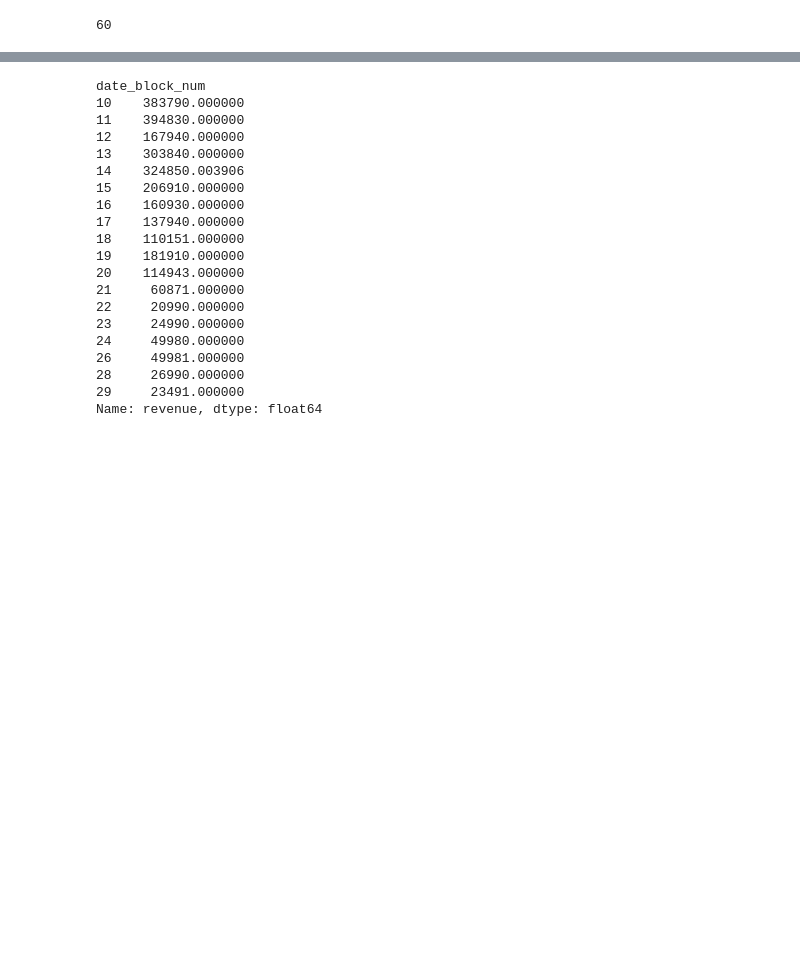
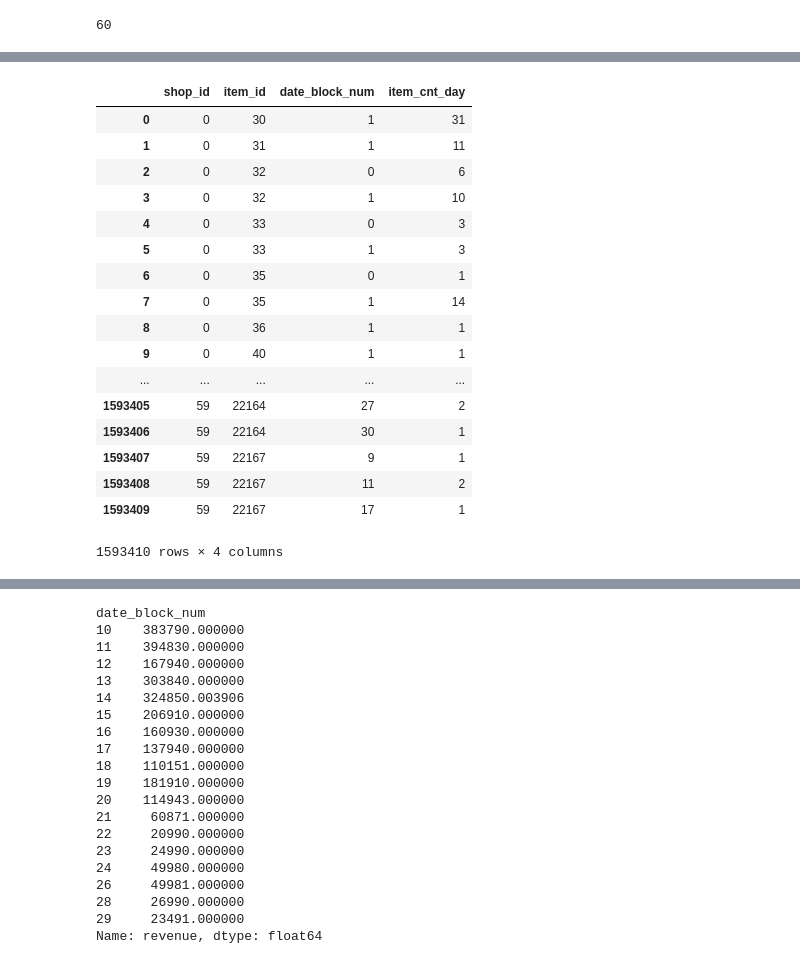
Before and after one commit to choigww/projects, a Jupyter notebook: predict-future-sales/2-explanatory-data-analysis-and-feature-engineering.ipynb, the cells around one changed output, grey strips where cells are left out. Saved outputs shown, nothing was run; the diff lists cells and outputs as text; code cells hidden in the pictures; blank space fills up the shorter version.

```diff
--- a/predict-future-sales/2-explanatory-data-analysis-and-feature-engineering.ipynb
+++ b/predict-future-sales/2-explanatory-data-analysis-and-feature-engineering.ipynb
@@ -220,0 +277,21 @@ def get_monthly_rev(shopid, itemid):
+# %%
+train.groupby(['shop_id', 'item_id', 'date_block_num'])['item_cnt_day'].sum().reset_index()
+# %% [output]
+|  | shop_id | item_id | date_block_num | item_cnt_day |
+| 0 | 0 | 30 | 1 | 31 |
+| 1 | 0 | 31 | 1 | 11 |
+| 2 | 0 | 32 | 0 | 6 |
+| 3 | 0 | 32 | 1 | 10 |
+| 4 | 0 | 33 | 0 | 3 |
+| 5 | 0 | 33 | 1 | 3 |
+| 6 | 0 | 35 | 0 | 1 |
+| 7 | 0 | 35 | 1 | 14 |
+| 8 | 0 | 36 | 1 | 1 |
+| 9 | 0 | 40 | 1 | 1 |
+| ... | ... | ... | ... | ... |
+| 1593405 | 59 | 22164 | 27 | 2 |
+| 1593406 | 59 | 22164 | 30 | 1 |
+| 1593407 | 59 | 22167 | 9 | 1 |
+| 1593408 | 59 | 22167 | 11 | 2 |
+| 1593409 | 59 | 22167 | 17 | 1 |
+1593410 rows × 4 columns
```
Also changed, not shown: parts of 17 cells of this notebook, 1 other file.
